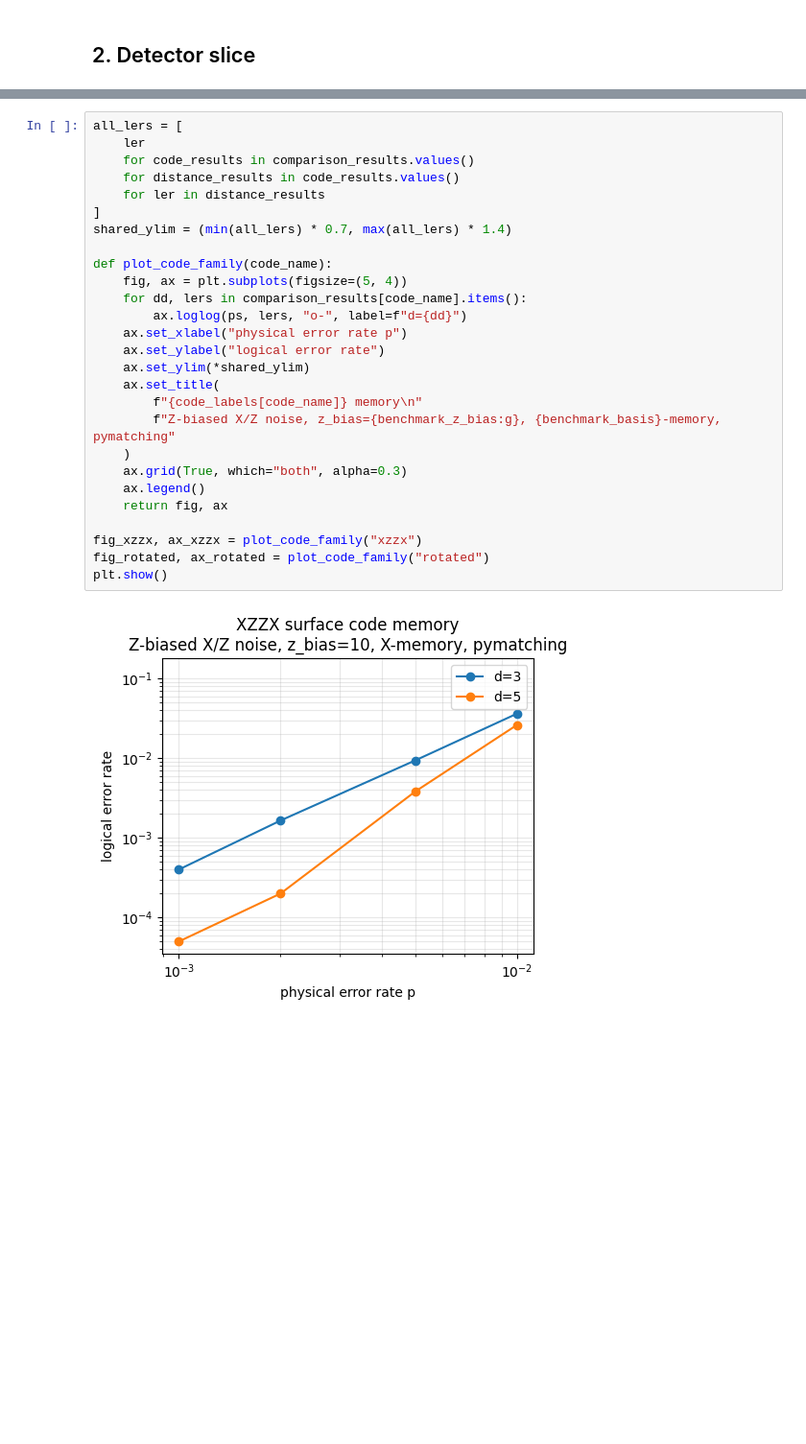
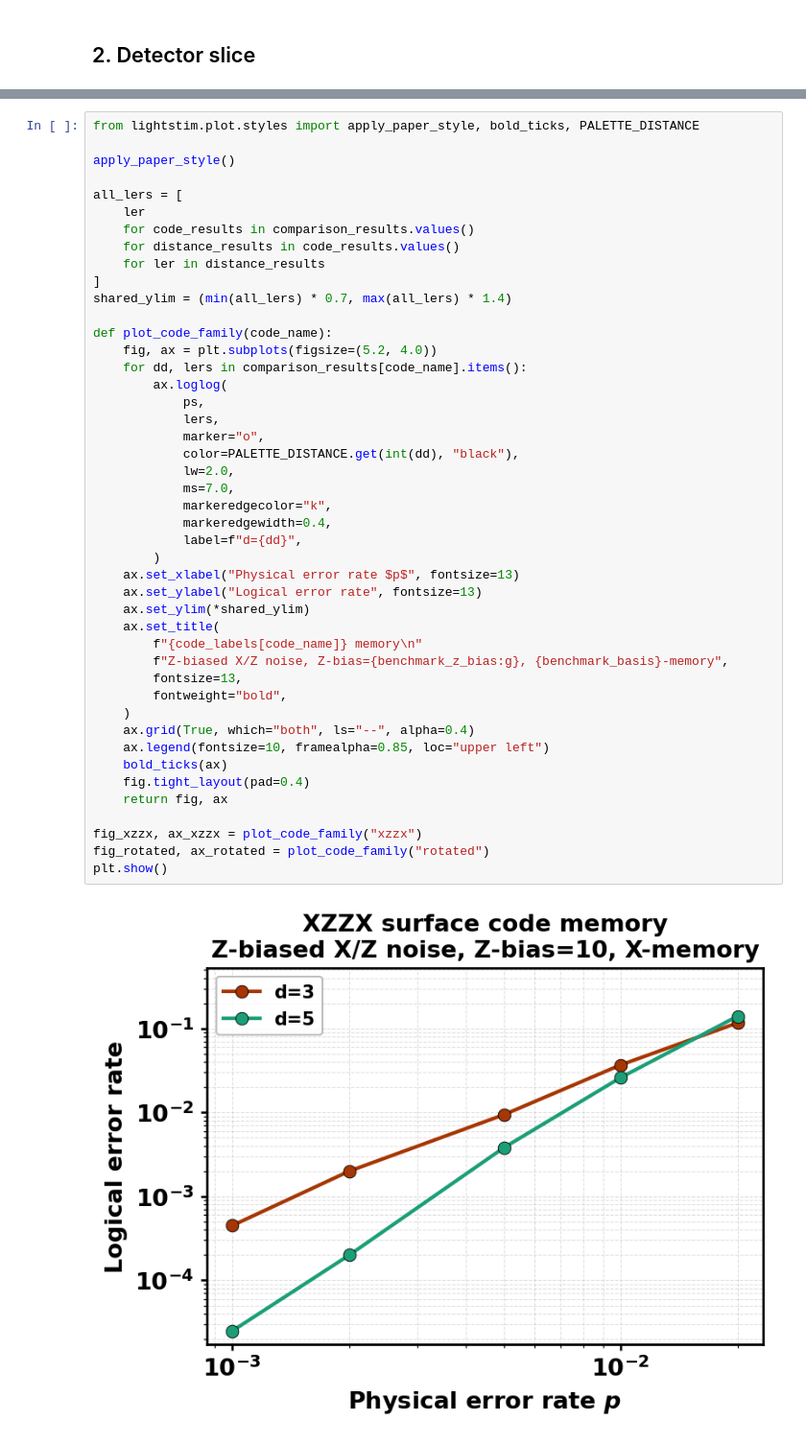
Before and after one commit to QuTone/LightStim, a Jupyter notebook: notebooks/Memory/memory_xzzx.ipynb, the cells around one changed output, grey strips where cells are left out. Shown at 96% size. Cells and saved outputs as stored; diff of their text form; blank space fills up the shorter version.

Commit message:
Update XZZX memory threshold notebook
Update the XZZX memory notebook with a SimulationPipeline-based threshold sanity check and LightStim-style plots.

```diff
--- a/notebooks/Memory/memory_xzzx.ipynb
+++ b/notebooks/Memory/memory_xzzx.ipynb
@@ -177,29 +198,47 @@ Rotated surface code
 # %%
+from lightstim.plot.styles import apply_paper_style, bold_ticks, PALETTE_DISTANCE
+
+apply_paper_style()
+
 all_lers = [
     ler
     for code_results in comparison_results.values()
     for distance_results in code_results.values()
     for ler in distance_results
 ]
 shared_ylim = (min(all_lers) * 0.7, max(all_lers) * 1.4)
 
 def plot_code_family(code_name):
-    fig, ax = plt.subplots(figsize=(5, 4))
+    fig, ax = plt.subplots(figsize=(5.2, 4.0))
     for dd, lers in comparison_results[code_name].items():
-        ax.loglog(ps, lers, "o-", label=f"d={dd}")
-    ax.set_xlabel("physical error rate p")
-    ax.set_ylabel("logical error rate")
+        ax.loglog(
+            ps,
+            lers,
+            marker="o",
+            color=PALETTE_DISTANCE.get(int(dd), "black"),
+            lw=2.0,
+            ms=7.0,
+            markeredgecolor="k",
+            markeredgewidth=0.4,
+            label=f"d={dd}",
+        )
+    ax.set_xlabel("Physical error rate $p$", fontsize=13)
+    ax.set_ylabel("Logical error rate", fontsize=13)
     ax.set_ylim(*shared_ylim)
     ax.set_title(
         f"{code_labels[code_name]} memory\n"
-        f"Z-biased X/Z noise, z_bias={benchmark_z_bias:g}, {benchmark_basis}-memory, pymatching"
+        f"Z-biased X/Z noise, Z-bias={benchmark_z_bias:g}, {benchmark_basis}-memory",
+        fontsize=13,
+        fontweight="bold",
     )
-    ax.grid(True, which="both", alpha=0.3)
-    ax.legend()
+    ax.grid(True, which="both", ls="--", alpha=0.4)
+    ax.legend(fontsize=10, framealpha=0.85, loc="upper left")
+    bold_ticks(ax)
+    fig.tight_layout(pad=0.4)
     return fig, ax
 
 fig_xzzx, ax_xzzx = plot_code_family("xzzx")
 fig_rotated, ax_rotated = plot_code_family("rotated")
 plt.show()
 # %% [output]
-[figure, old version]
+[figure, new version]
```
Also changed, not shown: parts of 9 cells of this notebook.
